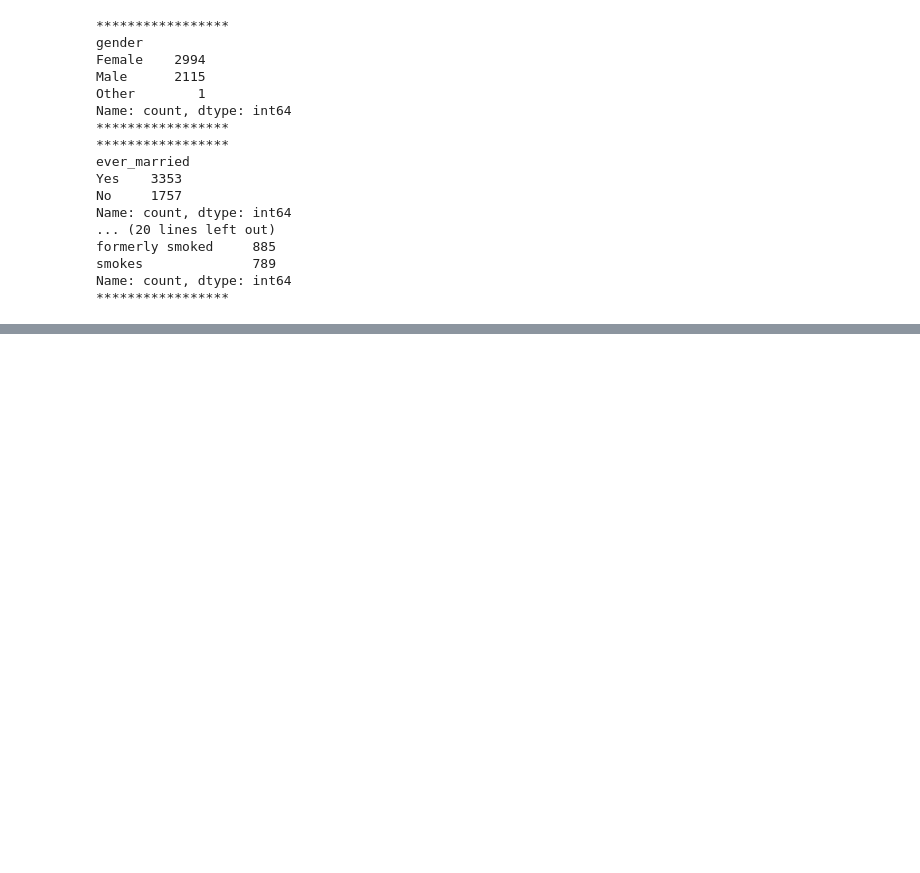
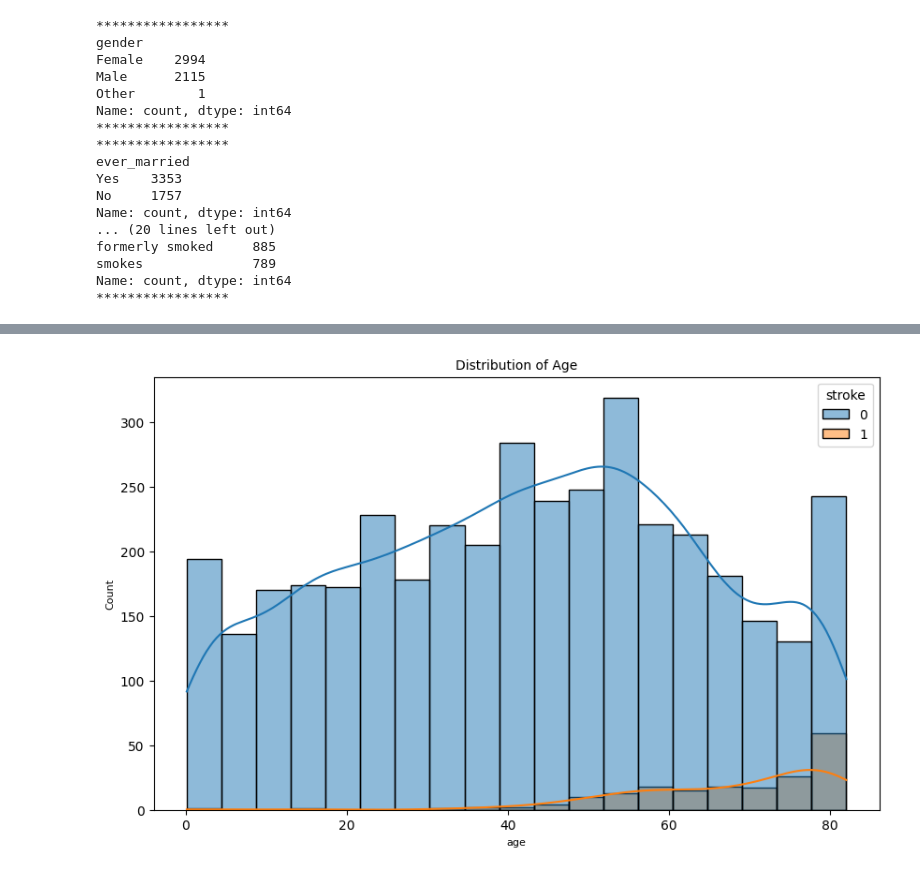
Before and after one commit to chikeibezim/Stroke-Prediction-EDA-Modelling, a Jupyter notebook: stroke-prediction-eda-modelling.ipynb, the cells around one changed output, grey strips where cells are left out. Cells and saved outputs as stored; diff of their text form; code cells hidden in the pictures; blank space fills up the shorter version.

```diff
--- a/stroke-prediction-eda-modelling.ipynb
+++ b/stroke-prediction-eda-modelling.ipynb
@@ -94,0 +144,6 @@ Name: count, dtype: int64
+# %%
+sns.histplot(X_train, x="age", kde=True, hue="stroke")
+plt.title("Distribution of Age")
+plt.show()
+# %% [output]
+[figure, added]
```
Also changed, not shown: parts of 25 cells of this notebook.
